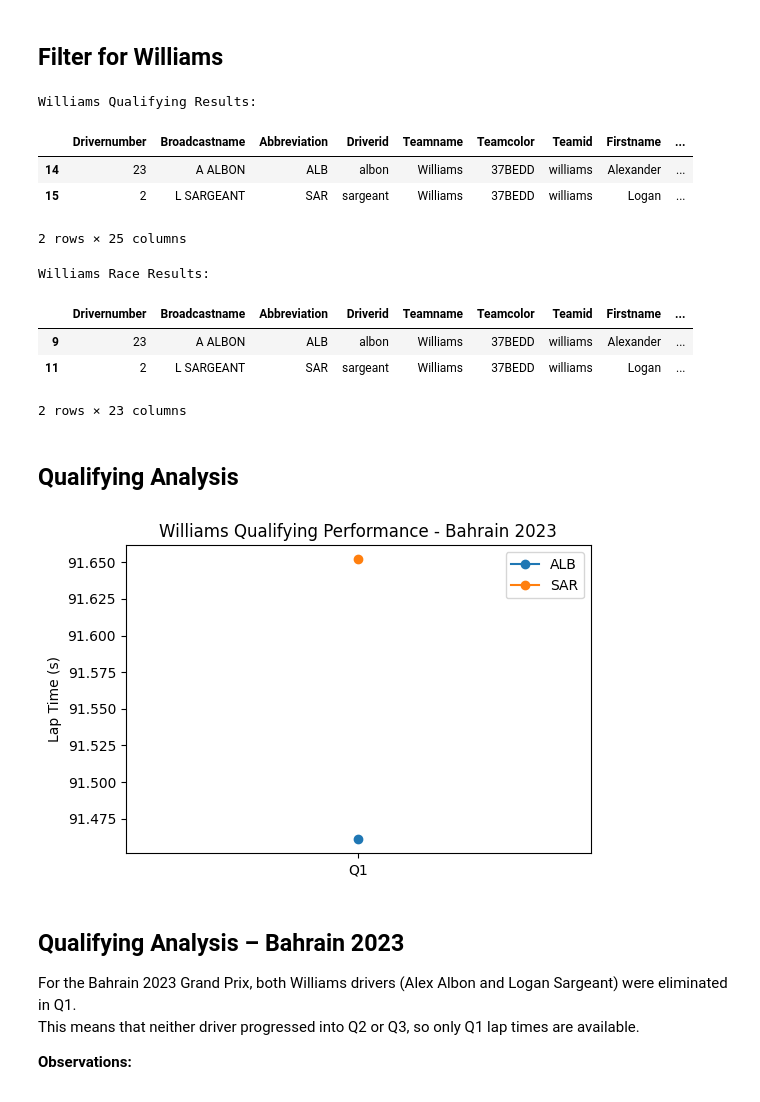
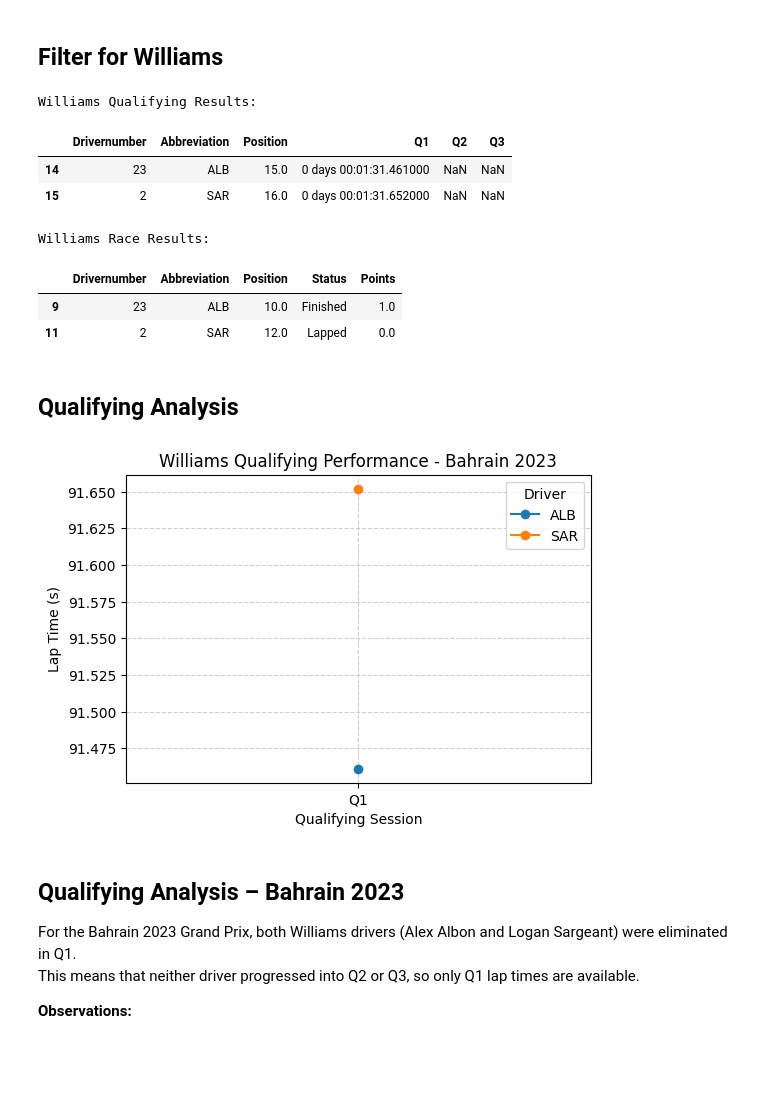
Before and after one commit to RishiRoopen/F1_Race_Predictor, a Jupyter notebook: notebook/03_exploratory_analysis.ipynb, the cells around one changed output. Saved outputs shown, nothing was run; the diff lists cells and outputs as text; code cells hidden in the pictures; blank space fills up the shorter version.

```diff
--- a/notebook/03_exploratory_analysis.ipynb
+++ b/notebook/03_exploratory_analysis.ipynb
@@ -141,39 +143,50 @@ Index(['Drivernumber', 'Broadcastname', 'Abbreviation', 'Driverid', 'Teamname',
 # %% [markdown]
 ## Filter for Williams
 # %%
-williams_q = q_results[q_results['Teamname'] == 'Williams']
-williams_r = r_results[r_results['Teamname'] == 'Williams']
+# Filter Williams results
+williams_q = q_results.loc[q_results['Teamname'] == 'Williams']
+williams_r = r_results.loc[r_results['Teamname'] == 'Williams']
 
 print("Williams Qualifying Results:")
-display(williams_q)
+display(williams_q[['Drivernumber', 'Abbreviation', 'Position', 'Q1', 'Q2', 'Q3']])
 
 print("Williams Race Results:")
-display(williams_r)
+display(williams_r[['Drivernumber', 'Abbreviation', 'Position', 'Status', 'Points']])
 # %% [output]
 Williams Qualifying Results:
-|  | Drivernumber | Broadcastname | Abbreviation | Driverid | Teamname | Teamcolor | Teamid | Firstname | ... |
-| 14 | 23 | A ALBON | ALB | albon | Williams | 37BEDD | williams | Alexander | ... |
-| 15 | 2 | L SARGEANT | SAR | sargeant | Williams | 37BEDD | williams | Logan | ... |
+|  | Drivernumber | Abbreviation | Position | Q1 | Q2 | Q3 |
+| 14 | 23 | ALB | 15.0 | 0 days 00:01:31.461000 | NaN | NaN |
+| 15 | 2 | SAR | 16.0 | 0 days 00:01:31.652000 | NaN | NaN |
-2 rows × 25 columns
+Williams Race Results:
-Williams Race Results:
-|  | Drivernumber | Broadcastname | Abbreviation | Driverid | Teamname | Teamcolor | Teamid | Firstname | ... |
-| 9 | 23 | A ALBON | ALB | albon | Williams | 37BEDD | williams | Alexander | ... |
-| 11 | 2 | L SARGEANT | SAR | sargeant | Williams | 37BEDD | williams | Logan | ... |
+|  | Drivernumber | Abbreviation | Position | Status | Points |
+| 9 | 23 | ALB | 10.0 | Finished | 1.0 |
+| 11 | 2 | SAR | 12.0 | Lapped | 0.0 |
-2 rows × 23 columns
 # %% [markdown]
 ## Qualifying Analysis
 # %%
-plt.figure(figsize=(6,4))
-for driver in williams_q['Abbreviation']:
-    times = williams_q[williams_q['Abbreviation']==driver][['Q1_sec','Q2_sec','Q3_sec']].values.flatten()
-    plt.plot(['Q1','Q2','Q3'], times, marker='o', label=driver)
+# Qualifying Performance Analysis - Williams
+plt.figure(figsize=(6, 4))
+
+# Iterate over Williams drivers
+for _, row in williams_q.iterrows():
+    driver = row['Abbreviation']
+    times = [row['Q1_sec'], row['Q2_sec'], row['Q3_sec']]
+
+    # Only plot non-null values (handles DNQ in Q2/Q3)
+    sessions = ['Q1', 'Q2', 'Q3']
+    valid_sessions = [s for s, t in zip(sessions, times) if pd.notnull(t)]
+    valid_times = [t for t in times if pd.notnull(t)]
+
+    plt.plot(valid_sessions, valid_times, marker='o', label=driver)
 
 plt.title("Williams Qualifying Performance - Bahrain 2023")
+plt.xlabel("Qualifying Session")
 plt.ylabel("Lap Time (s)")
-plt.legend()
+plt.legend(title="Driver")
+plt.grid(True, linestyle="--", alpha=0.6)
 plt.show()
 # %% [output]
-[figure, old version]
+[figure, new version]
 # %% [markdown]
 ## Qualifying Analysis – Bahrain 2023
 
```
Also changed, not shown: parts of 3 cells of this notebook.
